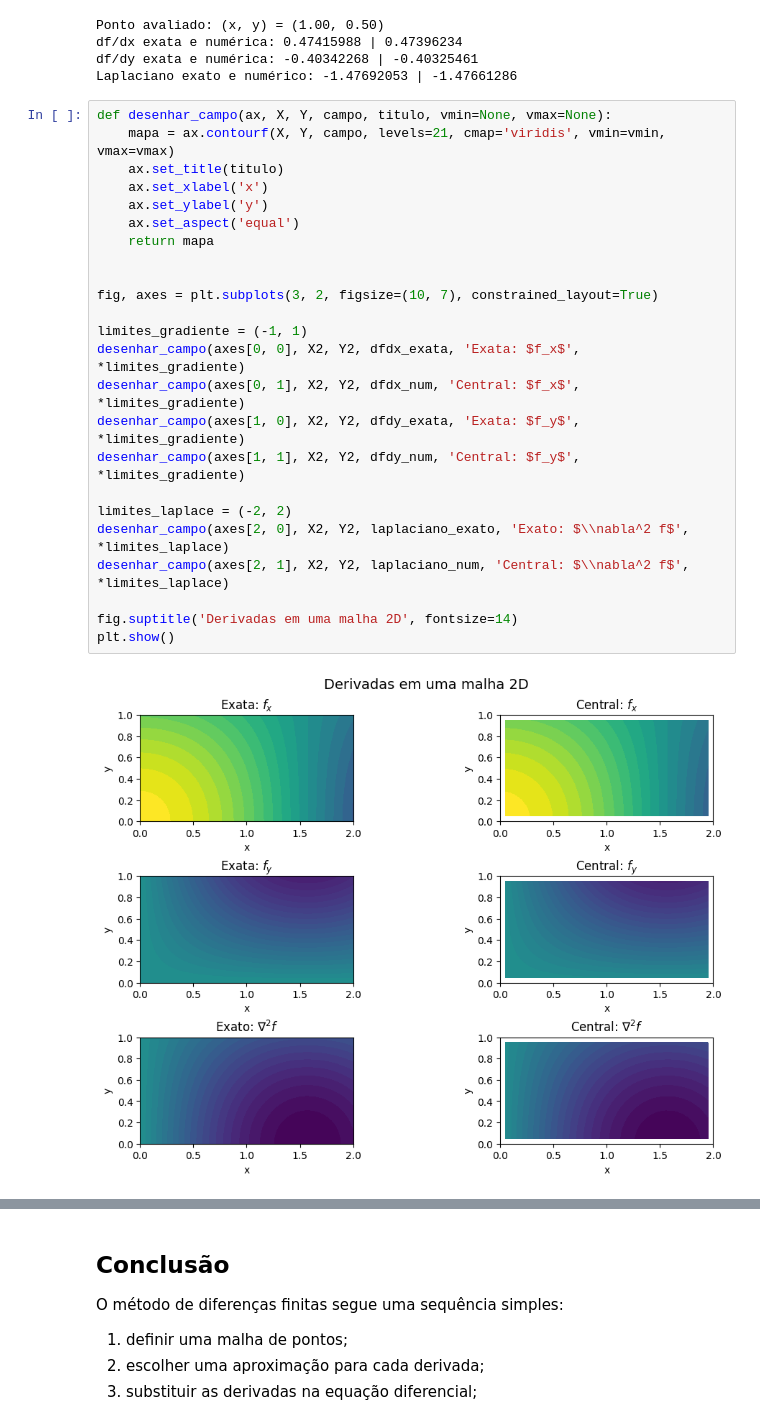
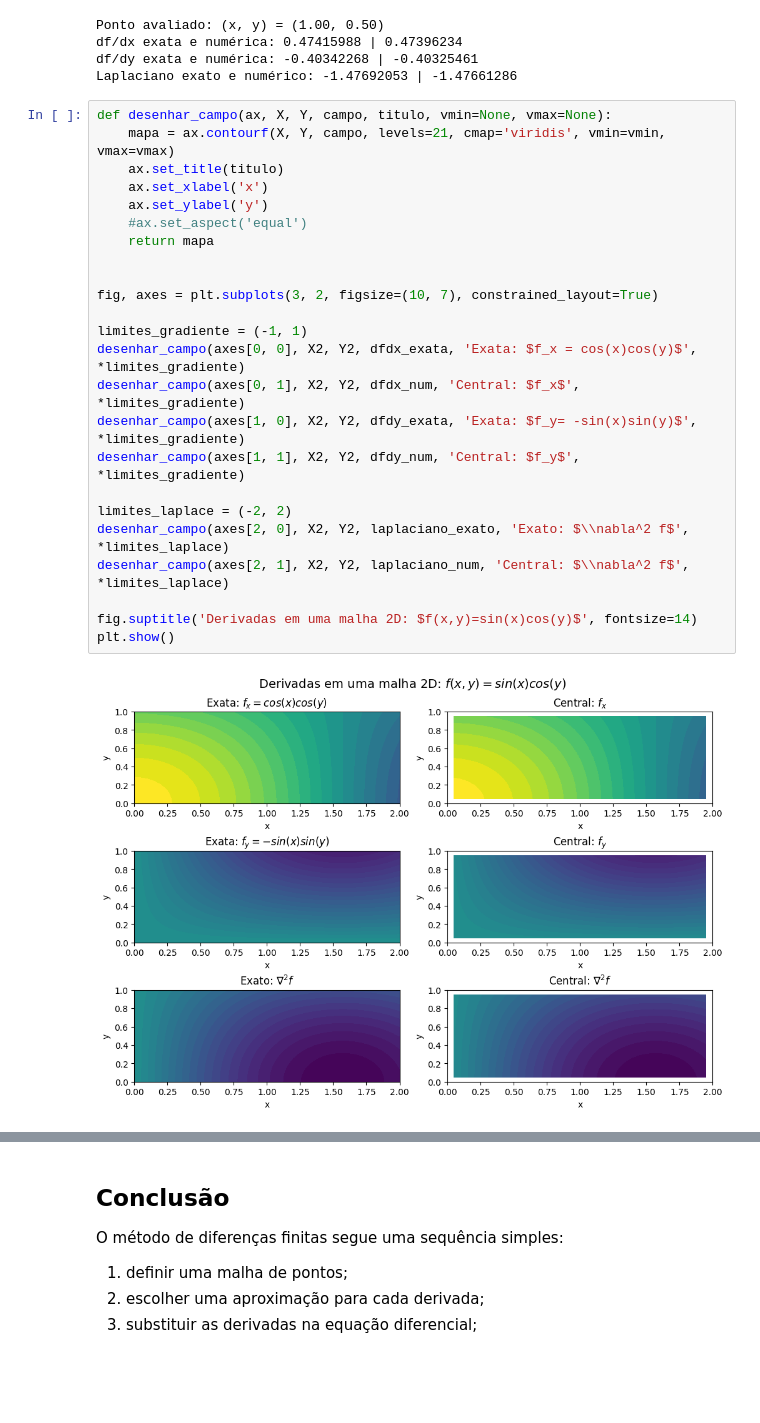
Before and after one commit to Paulo-de-Souza/HeatTransferPINN, a Jupyter notebook: Aulas_Notebooks/Aula03/Aula03_Parte0_DiferencasFinitas.ipynb, the cells around one changed output, grey strips where cells are left out. Drawn from its saved outputs; the diff is of its cells as text; blank space fills up the shorter version.

```diff
--- a/Aulas_Notebooks/Aula03/Aula03_Parte0_DiferencasFinitas.ipynb
+++ b/Aulas_Notebooks/Aula03/Aula03_Parte0_DiferencasFinitas.ipynb
@@ -400,29 +465,29 @@ Laplaciano exato e numérico: -1.47692053 | -1.47661286
 # %%
 def desenhar_campo(ax, X, Y, campo, titulo, vmin=None, vmax=None):
     mapa = ax.contourf(X, Y, campo, levels=21, cmap='viridis', vmin=vmin, vmax=vmax)
     ax.set_title(titulo)
     ax.set_xlabel('x')
     ax.set_ylabel('y')
-    ax.set_aspect('equal')
+    #ax.set_aspect('equal')
     return mapa
 
 
 fig, axes = plt.subplots(3, 2, figsize=(10, 7), constrained_layout=True)
 
 limites_gradiente = (-1, 1)
-desenhar_campo(axes[0, 0], X2, Y2, dfdx_exata, 'Exata: $f_x$', *limites_gradiente)
+desenhar_campo(axes[0, 0], X2, Y2, dfdx_exata, 'Exata: $f_x = cos(x)cos(y)$', *limites_gradiente)
 desenhar_campo(axes[0, 1], X2, Y2, dfdx_num, 'Central: $f_x$', *limites_gradiente)
-desenhar_campo(axes[1, 0], X2, Y2, dfdy_exata, 'Exata: $f_y$', *limites_gradiente)
+desenhar_campo(axes[1, 0], X2, Y2, dfdy_exata, 'Exata: $f_y= -sin(x)sin(y)$', *limites_gradiente)
 desenhar_campo(axes[1, 1], X2, Y2, dfdy_num, 'Central: $f_y$', *limites_gradiente)
 
 limites_laplace = (-2, 2)
 desenhar_campo(axes[2, 0], X2, Y2, laplaciano_exato, 'Exato: $\\nabla^2 f$', *limites_laplace)
 desenhar_campo(axes[2, 1], X2, Y2, laplaciano_num, 'Central: $\\nabla^2 f$', *limites_laplace)
 
-fig.suptitle('Derivadas em uma malha 2D', fontsize=14)
+fig.suptitle('Derivadas em uma malha 2D: $f(x,y)=sin(x)cos(y)$', fontsize=14)
 plt.show()
 # %% [output]
-[figure, old version]
+[figure, new version]
 # %% [markdown]
 ## **O stencil de cinco pontos**
 
```
Also changed, not shown: parts of 9 cells of this notebook.
